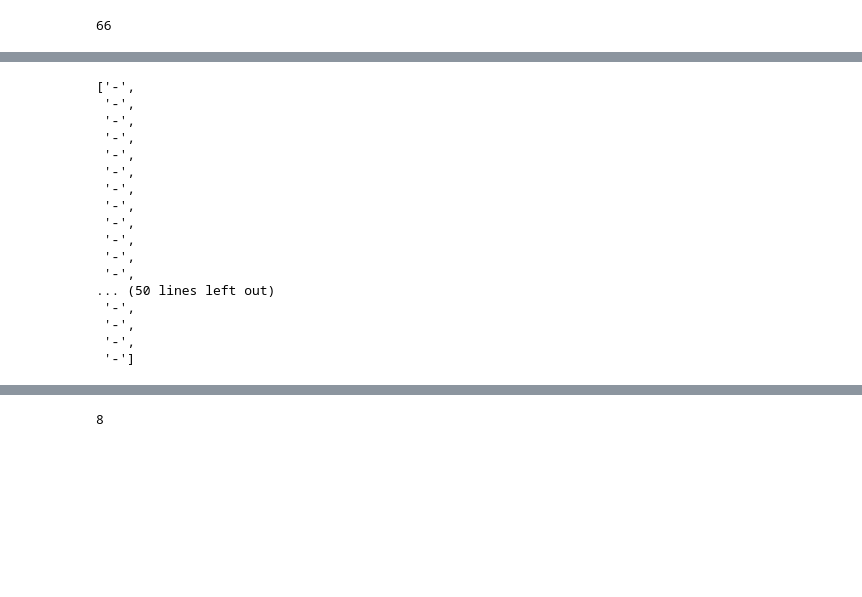
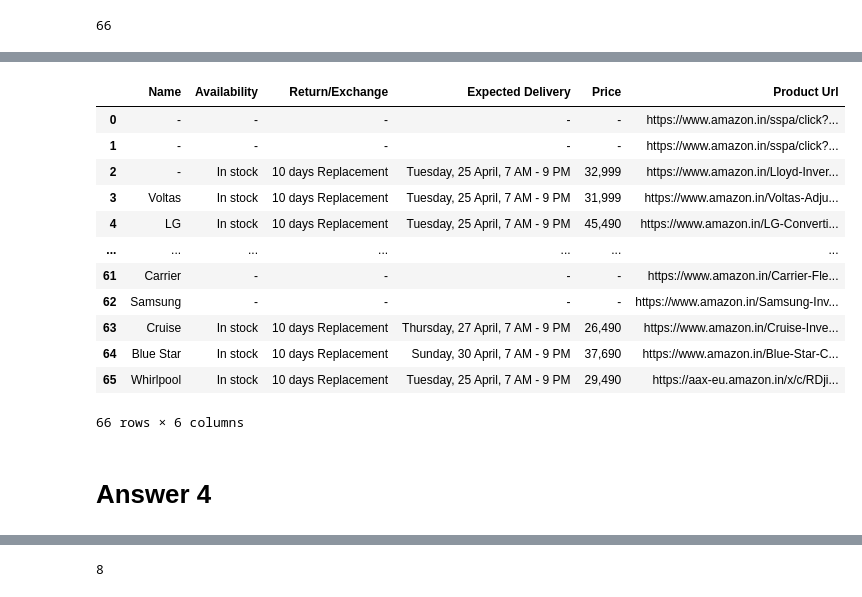
Before and after one commit to rzt1995/Internship, a Jupyter notebook: Assignment__3.ipynb, the cells around one changed output, grey strips where cells are left out. Cells and saved outputs as stored; diff of their text form; code cells hidden in the pictures; blank space fills up the shorter version.

```diff
--- a/Assignment__3.ipynb
+++ b/Assignment__3.ipynb
@@ -79,7 +83,7 @@ brand_name=[]
 for i in product_url:
     driver.get(i)
     try:
-        bname=driver.find_element(By.XPATH,'/html/body/div[2]/div[2]/div[5]/div[3]/div[4]/div[40]/div/table/tbody/tr[1]/td[2]/span')
+        bname=driver.find_element(By.XPATH,'/html/body/div[2]/div[2]/div[5]/div[3]/div[4]/div[39]/div/table/tbody/tr[1]/td[2]/span')
         brand_name.append(bname.text)
     except NoSuchElementException :
         brand_name.append('-')
@@ -152,23 +191,22 @@ len(price)
 # %%
-price
+df=pd.DataFrame({'Name':brand_name,'Availability':avails,'Return/Exchange':returnss,'Expected Delivery':expected,'Price':price,'Product Url':product_url})
+df
 # %% [output]
+|  | Name | Availability | Return/Exchange | Expected Delivery | Price | Product Url |
+| 0 | - | - | - | - | - | https://www.amazon.in/sspa/click?... |
+| 1 | - | - | - | - | - | https://www.amazon.in/sspa/click?... |
+| 2 | - | In stock | 10 days Replacement | Tuesday, 25 April, 7 AM - 9 PM | 32,999 | https://www.amazon.in/Lloyd-Inver... |
+| 3 | Voltas | In stock | 10 days Replacement | Tuesday, 25 April, 7 AM - 9 PM | 31,999 | https://www.amazon.in/Voltas-Adju... |
+| 4 | LG | In stock | 10 days Replacement | Tuesday, 25 April, 7 AM - 9 PM | 45,490 | https://www.amazon.in/LG-Converti... |
+| ... | ... | ... | ... | ... | ... | ... |
+| 61 | Carrier | - | - | - | - | https://www.amazon.in/Carrier-Fle... |
+| 62 | Samsung | - | - | - | - | https://www.amazon.in/Samsung-Inv... |
+| 63 | Cruise | In stock | 10 days Replacement | Thursday, 27 April, 7 AM - 9 PM | 26,490 | https://www.amazon.in/Cruise-Inve... |
+| 64 | Blue Star | In stock | 10 days Replacement | Sunday, 30 April, 7 AM - 9 PM | 37,690 | https://www.amazon.in/Blue-Star-C... |
+| 65 | Whirlpool | In stock | 10 days Replacement | Tuesday, 25 April, 7 AM - 9 PM | 29,490 | https://aax-eu.amazon.in/x/c/RDji... |
-['-',
- '-',
- '-',
- '-',
- '-',
- '-',
- '-',
- '-',
- '-',
- '-',
- '-',
- '-',
-... (50 lines left out)
- '-',
- '-',
- '-',
- '-']
+66 rows × 6 columns
+# %% [markdown]
+# Answer 4
 # %%
 driver=webdriver.Chrome(r"chromedriver.exe")
 # %%
```
Also changed, not shown: parts of 23 cells of this notebook.
